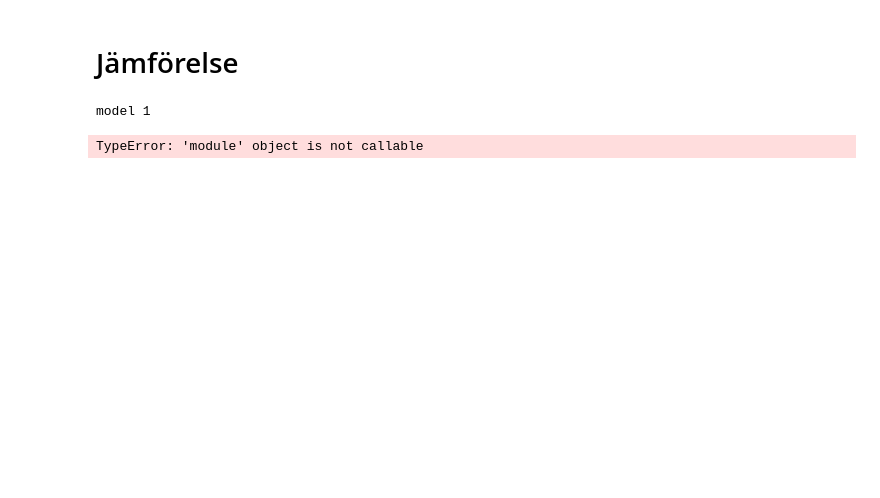
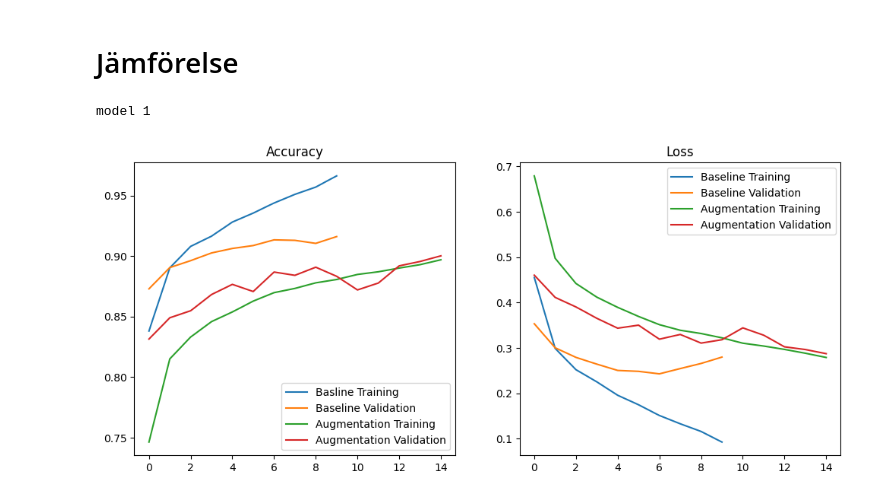
Before and after one commit to eliasstalfreelancer/GruppArbete_Grupp_5_Deep_Learning, a Jupyter notebook: report.ipynb, the cells around one changed output. Saved outputs shown, nothing was run; the diff lists cells and outputs as text; code cells hidden in the pictures; blank space fills up the shorter version.

```diff
--- a/report.ipynb
+++ b/report.ipynb
@@ -202,2 +326,8 @@ Epoch 10/10
 # %% [markdown]
 ## Träning
+# %%
+history_2 = model_2.fit(
+    train_data_augmentation,
+    validation_data=test_data_augmentation,
+    epochs=15
+)
@@ -206,29 +354,41 @@ Epoch 10/10
 # %%
 
 print("model 1")
-acc = history_1.history['accuracy']
-val_acc = history_1.history['val_accuracy']
+acc_1 = history_1.history['accuracy']
+val_acc_1 = history_1.history['val_accuracy']
 
-loss = history_1.history['loss']
-val_loss = history_1.history['val_loss']
+loss_1 = history_1.history['loss']
+val_loss_1 = history_1.history['val_loss']
 
-epochs_range = range(len(acc))
+acc_2 = history_2.history['accuracy']
+val_acc_2 = history_2.history['val_accuracy']
+
+loss_2 = history_2.history['loss']
+val_loss_2 = history_2.history['val_loss']
+
+
+epochs_range_1 = range(len(acc_1))
+epochs_range_2 = range(len(acc_2))
 
 plt.figure(figsize=(12,5))
 
 plt.subplot(1,2,1)
-plt.plot(epochs_range, acc, label='Training Accuracy model 1')
-plt.plot(epochs_range, val_acc, label='Validation Accuracy model 1')
+plt.plot(epochs_range_1, acc_1, label='Basline Training')
+plt.plot(epochs_range_1, val_acc_1, label='Baseline Validation')
+plt.plot(epochs_range_2, acc_2, label='Augmentation Training')
+plt.plot(epochs_range_2, val_acc_2, label='Augmentation Validation')
 plt.legend(loc='lower right')
 plt.title('Accuracy')
 
 plt.subplot(1,2,2)
-plt.plot(epochs_range, loss, label='Training Loss model 1')
-plt.plot(epochs_range, val_loss, label='Validation Loss model 1')
+plt.plot(epochs_range_1, loss_1, label='Baseline Training')
+plt.plot(epochs_range_1, val_loss_1, label='Baseline Validation')
+plt.plot(epochs_range_2, loss_2, label='Augmentation Training')
+plt.plot(epochs_range_2, val_loss_2, label='Augmentation Validation')
 plt.legend(loc='upper right')
 plt.title('Loss')
 
 plt.show()
 # %% [output]
 model 1
-TypeError: 'module' object is not callable
+[figure, added]
```
Also changed, not shown: parts of 9 cells of this notebook, 1 other file.
